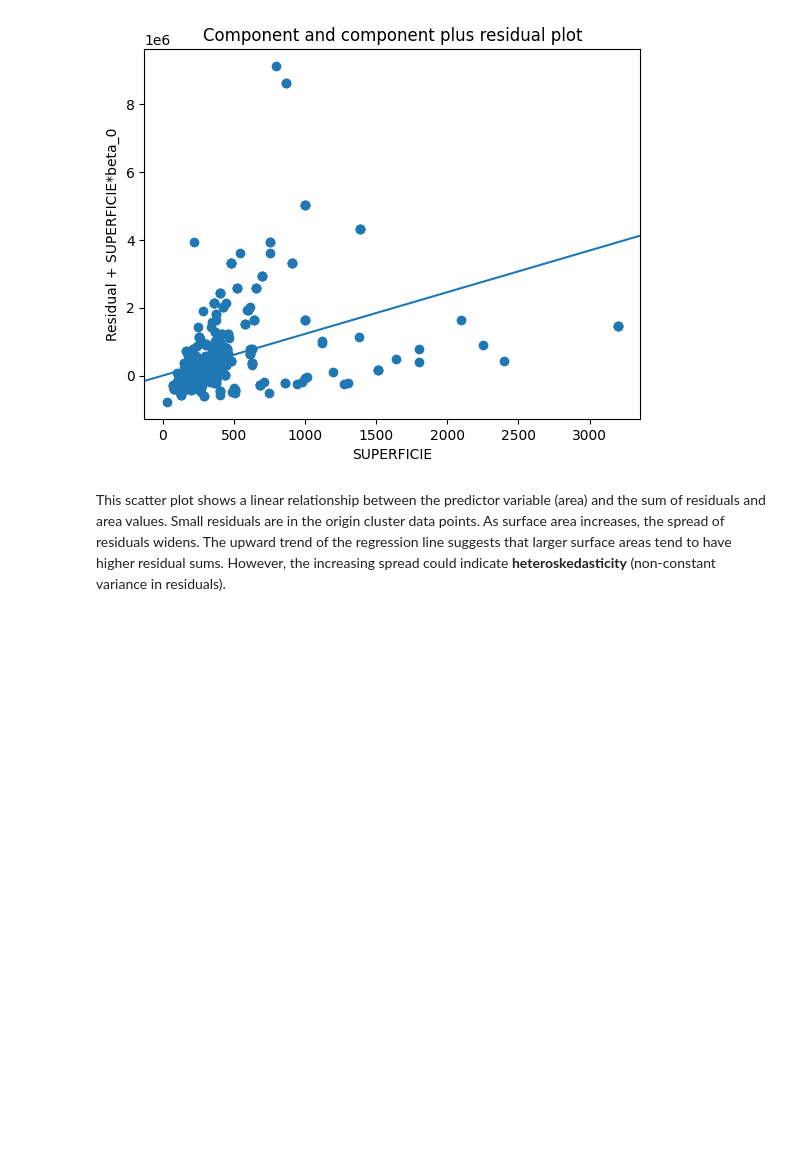
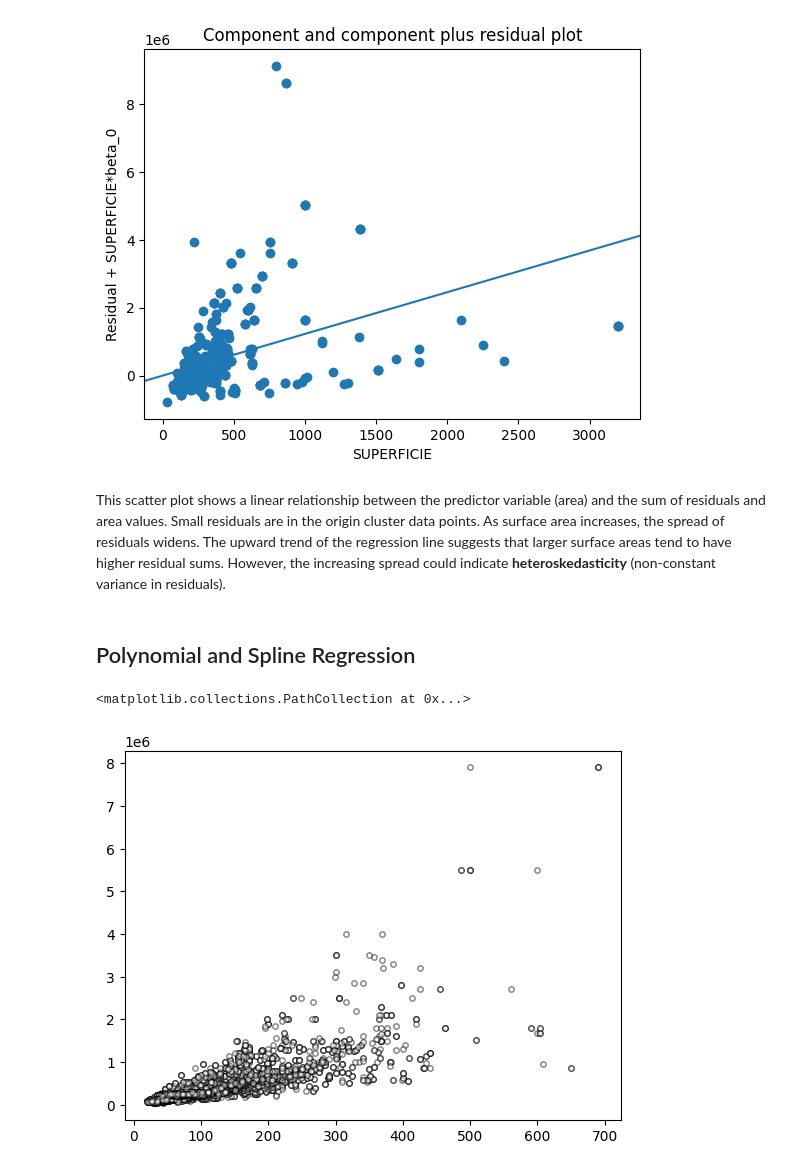
Before and after one commit to matuneville/practical-statistics-book, a Jupyter notebook: src/04-Regression_&_Prediction/chapter_04_py.ipynb, the cells around one changed output. Drawn from its saved outputs; the diff is of its cells as text; code cells hidden in the pictures; blank space fills up the shorter version.

Commit message:
chapter 04 - polynomial regression

```diff
--- a/src/04-Regression_&_Prediction/chapter_04_py.ipynb
+++ b/src/04-Regression_&_Prediction/chapter_04_py.ipynb
@@ -78,8 +82,8 @@ plt.tight_layout()
 # %% [markdown]
 ## Multiple Linear Regression
 # %%
-df = pd.read_csv('../../data/departamentos-en-venta-2020.csv')
-apts_belgrano = df[df['Barrio'] == 'BELGRANO'][['Dolares', 'PropiedadS', 'Ambientes']]
+caba_apartments = pd.read_csv('../../data/departamentos-en-venta-2020.csv')
+apts_belgrano = caba_apartments[caba_apartments['Barrio'] == 'BELGRANO'][['Dolares', 'PropiedadS', 'Ambientes']]
 apts_belgrano.columns = ['Price', 'm2', 'Rooms']
 # %%
 predictors = ['m2', 'Rooms'] # we could've had more variables, like bedrooms, restrooms, etc
@@ -432,3 +436,12 @@ plt.show()
 [figure]
 # %% [markdown]
  This scatter plot shows a linear relationship between the predictor variable (area) and the sum of residuals and area values. Small residuals are in the origin cluster data points. As surface area increases, the spread of residuals widens. The upward trend of the regression line suggests that larger surface areas tend to have higher residual sums. However, the increasing spread could indicate **heteroskedasticity** (non-constant variance in residuals).
+# %% [markdown]
+## Polynomial and Spline Regression
+# %%
+apts_belgrano = caba_apartments.loc[caba_apartments['Barrio'] == 'BELGRANO', ['PropiedadS', 'Dolares']]
+plt.scatter(x=apts_belgrano['PropiedadS'], y=apts_belgrano['Dolares'],
+            color='white', edgecolor='black', alpha=0.5, s=15)
+# %% [output]
+<matplotlib.collections.PathCollection at 0x...>
+[figure, added]
```
Also changed, not shown: parts of 2 cells of this notebook.
